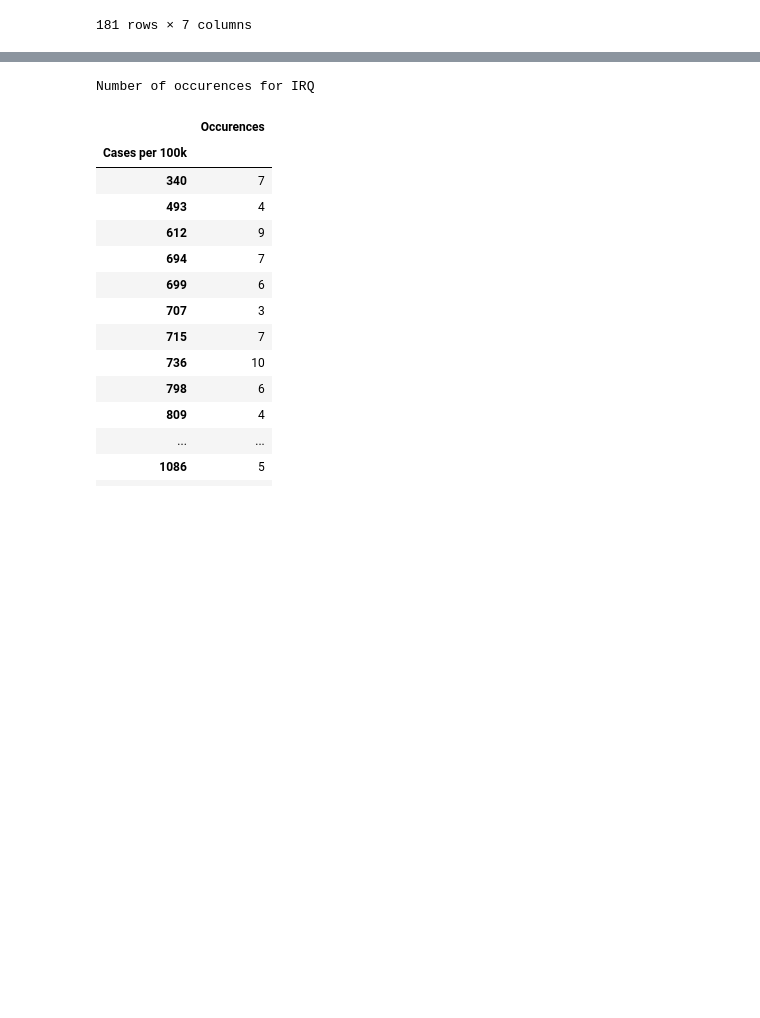
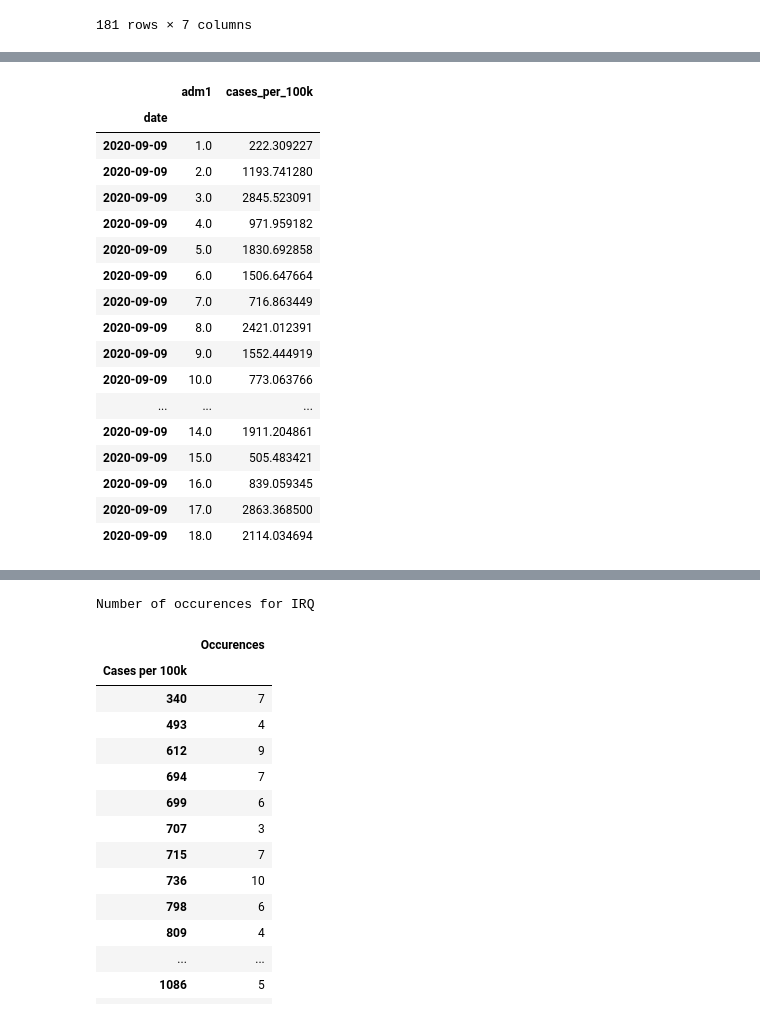
Before and after one commit to OCHA-DAP/pa-COVID-model-reports, a Jupyter notebook: Test_graphlegend.ipynb, the cells around one changed output, grey strips where cells are left out. Drawn from its saved outputs; the diff is of its cells as text; code cells hidden in the pictures; blank space fills up the shorter version.

```diff
--- a/Test_graphlegend.ipynb
+++ b/Test_graphlegend.ipynb
@@ -222,9 +314,12 @@ for country_iso3 in ["SDN","AFG", "SSD", "COD", "SOM", "IRQ"]:
 # %%
 country_iso3="IRQ"
 parameters = utils.parse_yaml(CONFIG_FILE)[country_iso3]
-bucky_npi =  get_bucky(country_iso3 ,admin_level='adm1',min_date=TODAY,max_date=TWO_WEEKS,npi_filter='npi')
+bucky_npi =  get_bucky(country_iso3 ,admin_level='adm1',min_date=pd.to_datetime('2000-01-01'),max_date=FOUR_WEEKS,npi_filter='npi')
+print(bucky_npi.index.unique())
 bucky_npi = bucky_npi[bucky_npi['q']==0.5][['adm1','cases_per_100k']]
-bucky_npi = bucky_npi.loc[TWO_WEEKS,:]
+bucky_npit=bucky_npi.loc[TODAY]
+bucky_npi = bucky_npi.loc[TWO_WEEKS]
+print(bucky_npi.index.unique())
 adm1_pcode_prefix=parameters['iso2_code']
 if country_iso3 == 'IRQ':
     adm1_pcode_prefix='IQG'
@@ -233,0 +337,21 @@ shapefile = shapefile.merge(bucky_npi, left_on=parameters['adm1_pcode'], right_o
+# %%
+bucky_npit
+# %% [output]
+|  | adm1 | cases_per_100k |
+| date |  |  |
+| 2020-09-09 | 1.0 | 222.309227 |
+| 2020-09-09 | 2.0 | 1193.741280 |
+| 2020-09-09 | 3.0 | 2845.523091 |
+| 2020-09-09 | 4.0 | 971.959182 |
+| 2020-09-09 | 5.0 | 1830.692858 |
+| 2020-09-09 | 6.0 | 1506.647664 |
+| 2020-09-09 | 7.0 | 716.863449 |
+| 2020-09-09 | 8.0 | 2421.012391 |
+| 2020-09-09 | 9.0 | 1552.444919 |
+| 2020-09-09 | 10.0 | 773.063766 |
+| ... | ... | ... |
+| 2020-09-09 | 14.0 | 1911.204861 |
+| 2020-09-09 | 15.0 | 505.483421 |
+| 2020-09-09 | 16.0 | 839.059345 |
+| 2020-09-09 | 17.0 | 2863.368500 |
+| 2020-09-09 | 18.0 | 2114.034694 |
```
Also changed, not shown: parts of 20 cells of this notebook.
